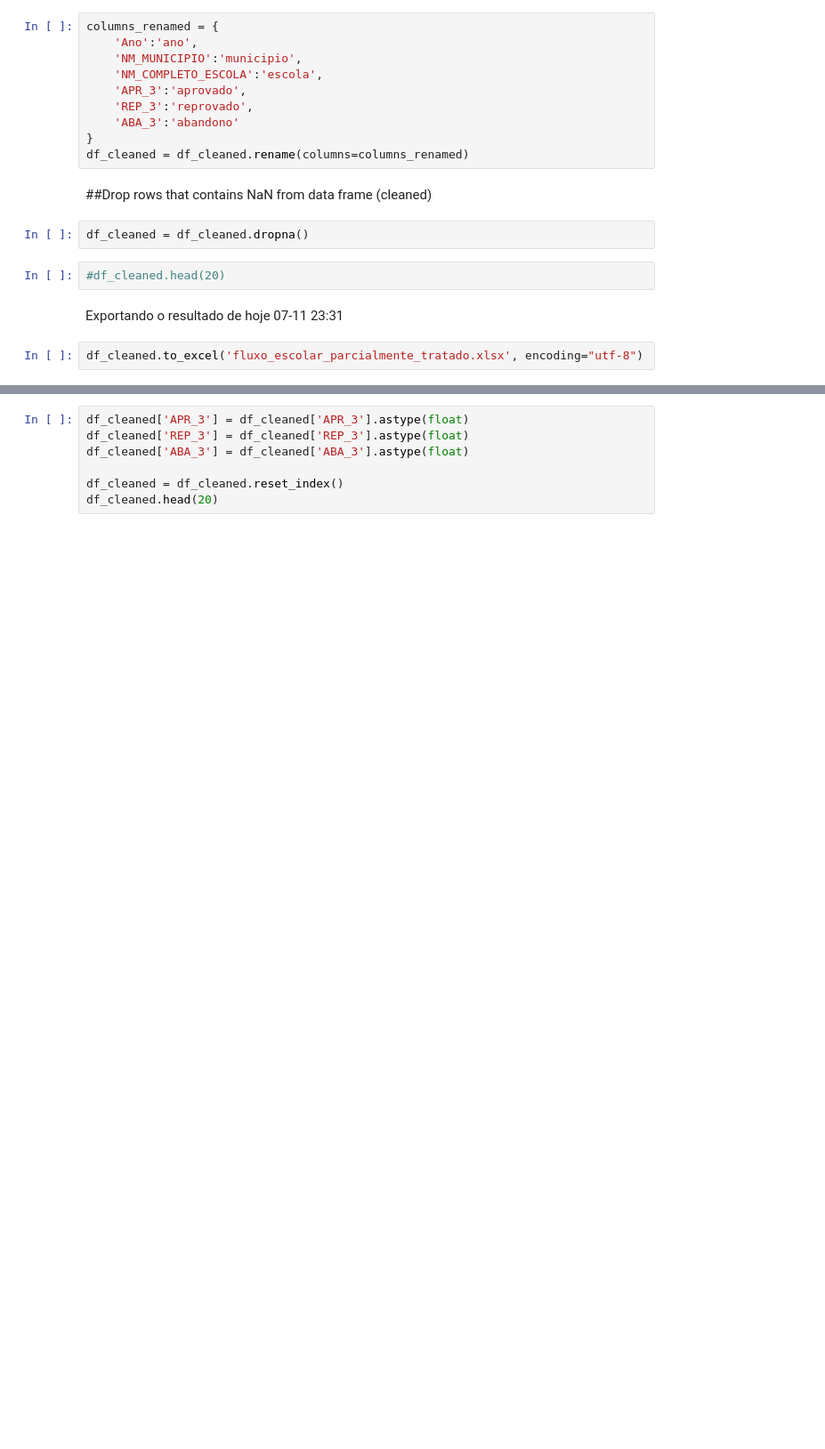
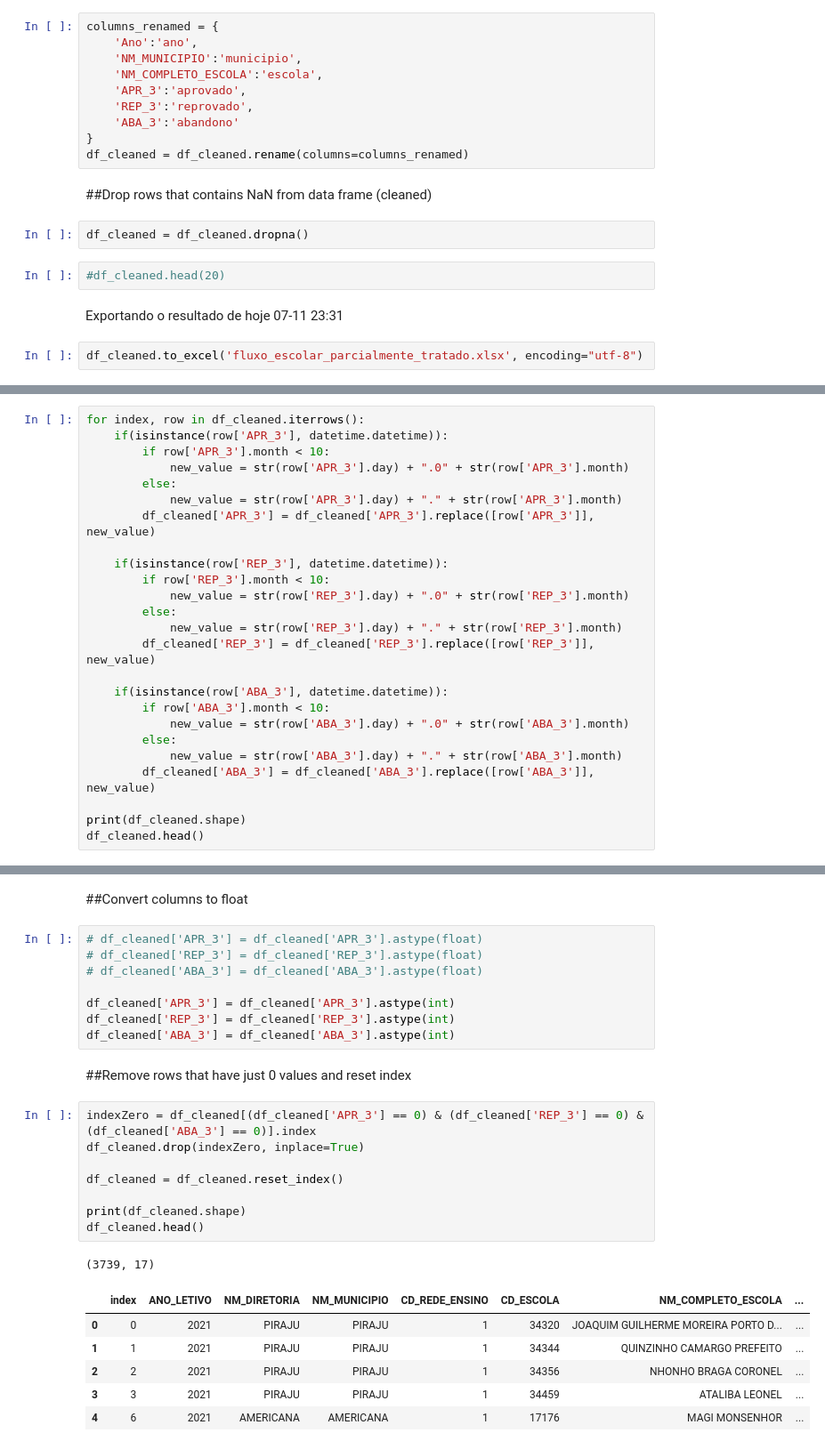
Before and after one commit to maiconspa/student-analysis, a Jupyter notebook: a3_ia.ipynb, the cells around one changed output, grey strips where cells are left out. Shown at 89% size. Drawn from its saved outputs; the diff is of its cells as text; blank space fills up the shorter version.

```diff
--- a/a3_ia.ipynb
+++ b/a3_ia.ipynb
@@ -55,0 +96,25 @@ df_cleaned.head(20)
+# %%
+for index, row in df_cleaned.iterrows():
+    if(isinstance(row['APR_3'], datetime.datetime)):
+        if row['APR_3'].month < 10:
+            new_value = str(row['APR_3'].day) + ".0" + str(row['APR_3'].month)
+        else:
+            new_value = str(row['APR_3'].day) + "." + str(row['APR_3'].month)
+        df_cleaned['APR_3'] = df_cleaned['APR_3'].replace([row['APR_3']], new_value)
+
+    if(isinstance(row['REP_3'], datetime.datetime)):
+        if row['REP_3'].month < 10:
+            new_value = str(row['REP_3'].day) + ".0" + str(row['REP_3'].month)
+        else:
+            new_value = str(row['REP_3'].day) + "." + str(row['REP_3'].month)
+        df_cleaned['REP_3'] = df_cleaned['REP_3'].replace([row['REP_3']], new_value)
+
+    if(isinstance(row['ABA_3'], datetime.datetime)):
+        if row['ABA_3'].month < 10:
+            new_value = str(row['ABA_3'].day) + ".0" + str(row['ABA_3'].month)
+        else:
+            new_value = str(row['ABA_3'].day) + "." + str(row['ABA_3'].month)
+        df_cleaned['ABA_3'] = df_cleaned['ABA_3'].replace([row['ABA_3']], new_value)
+
+print(df_cleaned.shape)
+df_cleaned.head()
@@ -61,7 +145,28 @@ df_cleaned.head(20)
+# %% [markdown]
+##Convert columns to float
 # %%
-df_cleaned['APR_3'] = df_cleaned['APR_3'].astype(float)
-df_cleaned['REP_3'] = df_cleaned['REP_3'].astype(float)
-df_cleaned['ABA_3'] = df_cleaned['ABA_3'].astype(float)
+# df_cleaned['APR_3'] = df_cleaned['APR_3'].astype(float)
+# df_cleaned['REP_3'] = df_cleaned['REP_3'].astype(float)
+# df_cleaned['ABA_3'] = df_cleaned['ABA_3'].astype(float)
 
-df_cleaned = df_cleaned.reset_index()
-df_cleaned.head(20)
+df_cleaned['APR_3'] = df_cleaned['APR_3'].astype(int)
+df_cleaned['REP_3'] = df_cleaned['REP_3'].astype(int)
+df_cleaned['ABA_3'] = df_cleaned['ABA_3'].astype(int)
+# %% [markdown]
+##Remove rows that have just 0 values and reset index
+# %%
+indexZero = df_cleaned[(df_cleaned['APR_3'] == 0) & (df_cleaned['REP_3'] == 0) & (df_cleaned['ABA_3'] == 0)].index
+df_cleaned.drop(indexZero, inplace=True)
+
+df_cleaned = df_cleaned.reset_index()
+
+print(df_cleaned.shape)
+df_cleaned.head()
+# %% [output]
+(3739, 17)
+|  | index | ANO_LETIVO | NM_DIRETORIA | NM_MUNICIPIO | CD_REDE_ENSINO | CD_ESCOLA | NM_COMPLETO_ESCOLA | ... |
+| 0 | 0 | 2021 | PIRAJU | PIRAJU | 1 | 34320 | JOAQUIM GUILHERME MOREIRA PORTO D... | ... |
+| 1 | 1 | 2021 | PIRAJU | PIRAJU | 1 | 34344 | QUINZINHO CAMARGO PREFEITO | ... |
+| 2 | 2 | 2021 | PIRAJU | PIRAJU | 1 | 34356 | NHONHO BRAGA CORONEL | ... |
+| 3 | 3 | 2021 | PIRAJU | PIRAJU | 1 | 34459 | ATALIBA LEONEL | ... |
+| 4 | 6 | 2021 | AMERICANA | AMERICANA | 1 | 17176 | MAGI MONSENHOR | ... |
```
Also changed, not shown: parts of 55 cells of this notebook, 4 other files.
